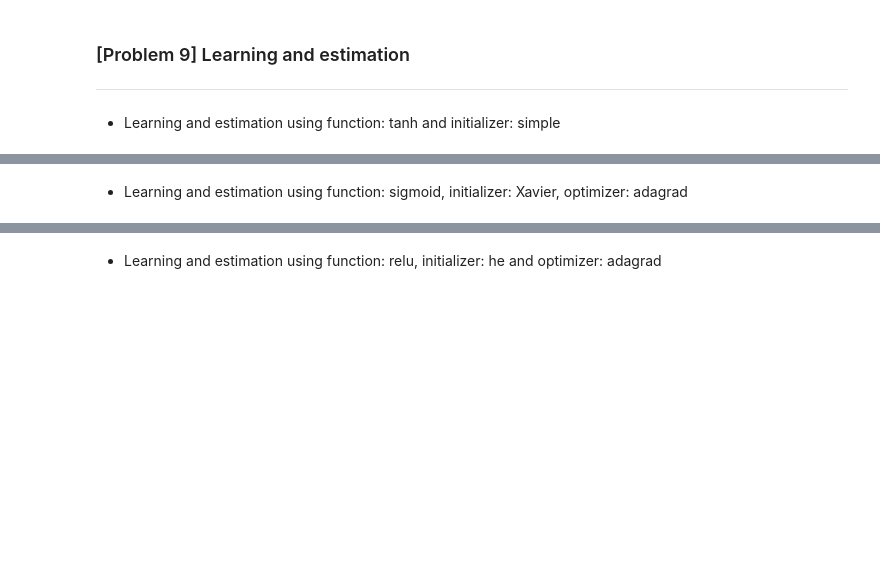
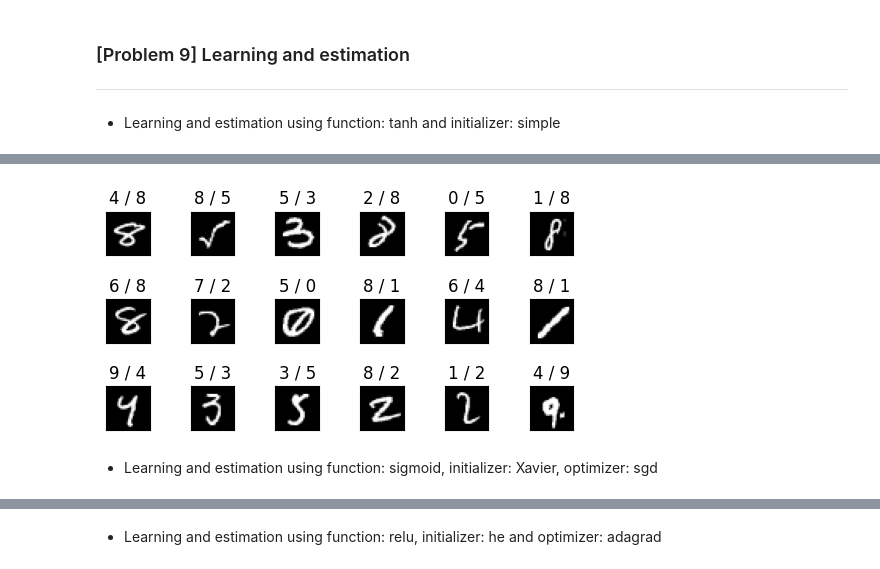
Before and after one commit to ismael-rtellez/Deep_Neural_Network_Series_Assignment, a Jupyter notebook: Deep_Neural_Network_Assignment.ipynb, the cells around one changed output, grey strips where cells are left out. Cells and saved outputs as stored; diff of their text form; code cells hidden in the pictures; blank space fills up the shorter version.

```diff
--- a/Deep_Neural_Network_Assignment.ipynb
+++ b/Deep_Neural_Network_Assignment.ipynb
@@ -485,5 +485,21 @@ plt.show()
+# %%
+num = 18  # How many to display
+true_false = y_pred_simple == y_val_labels
+false_list = np.where(true_false == False)[0].astype(int) # Changed from np.int to int
+
+if false_list.shape[0] < num:
+    num = false_list.shape[0]
+fig = plt.figure(figsize=(6, 6))
+fig.subplots_adjust(left=0, right=0.8, bottom=0, top=0.8, hspace=1, wspace=0.5)
+for i in range(num):
+    ax = fig.add_subplot(6, 6, i + 1, xticks=[], yticks=[])
+    ax.set_title("{} / {}".format(y_pred_simple[false_list[i]], y_val_labels[false_list[i]]))
+    ax.imshow(X_val.reshape(-1, 28, 28)[false_list[i]], cmap='gray')
+plt.show()
+# %% [output]
+[figure, added]
 # %% [markdown]
-*  Learning and estimation using function: sigmoid, initializer: Xavier, optimizer: adagrad
+*  Learning and estimation using function: sigmoid, initializer: Xavier, optimizer: sgd
 # %%
 from sklearn.metrics import accuracy_score
 
```
Also changed, not shown: parts of 6 cells of this notebook.
